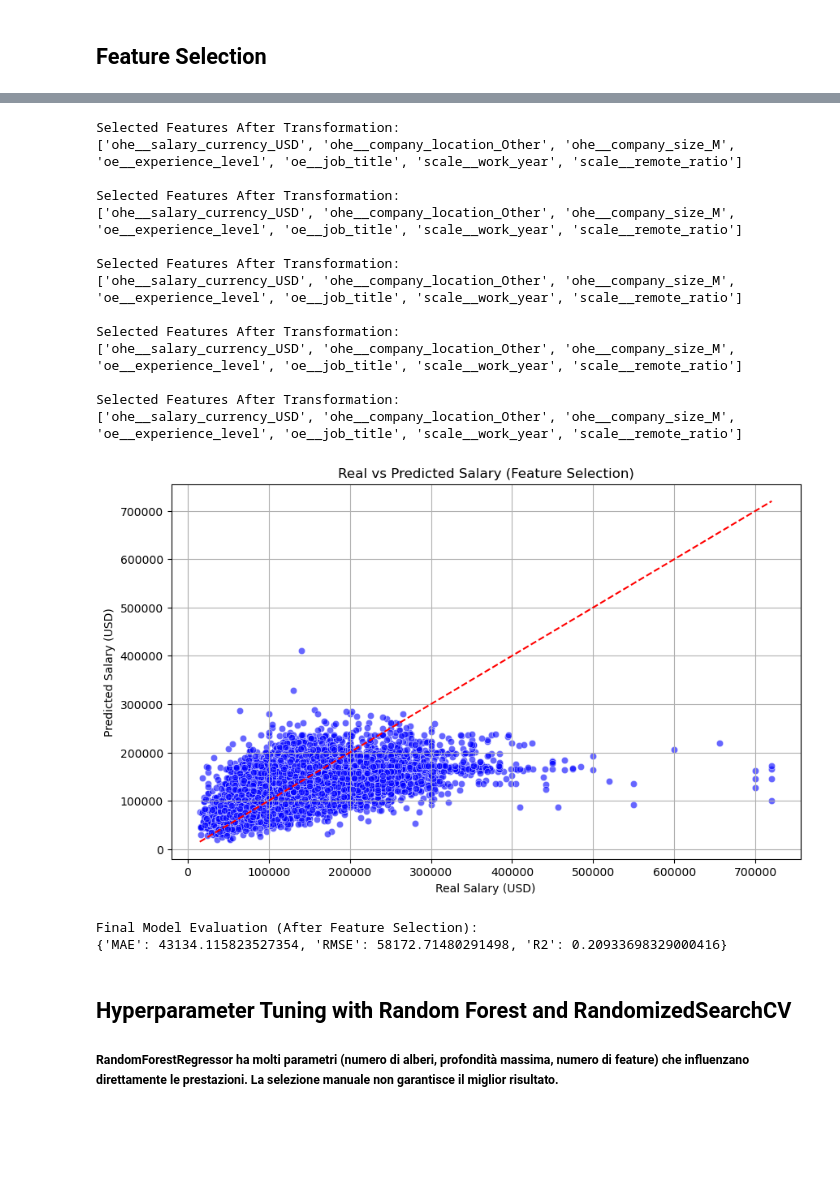
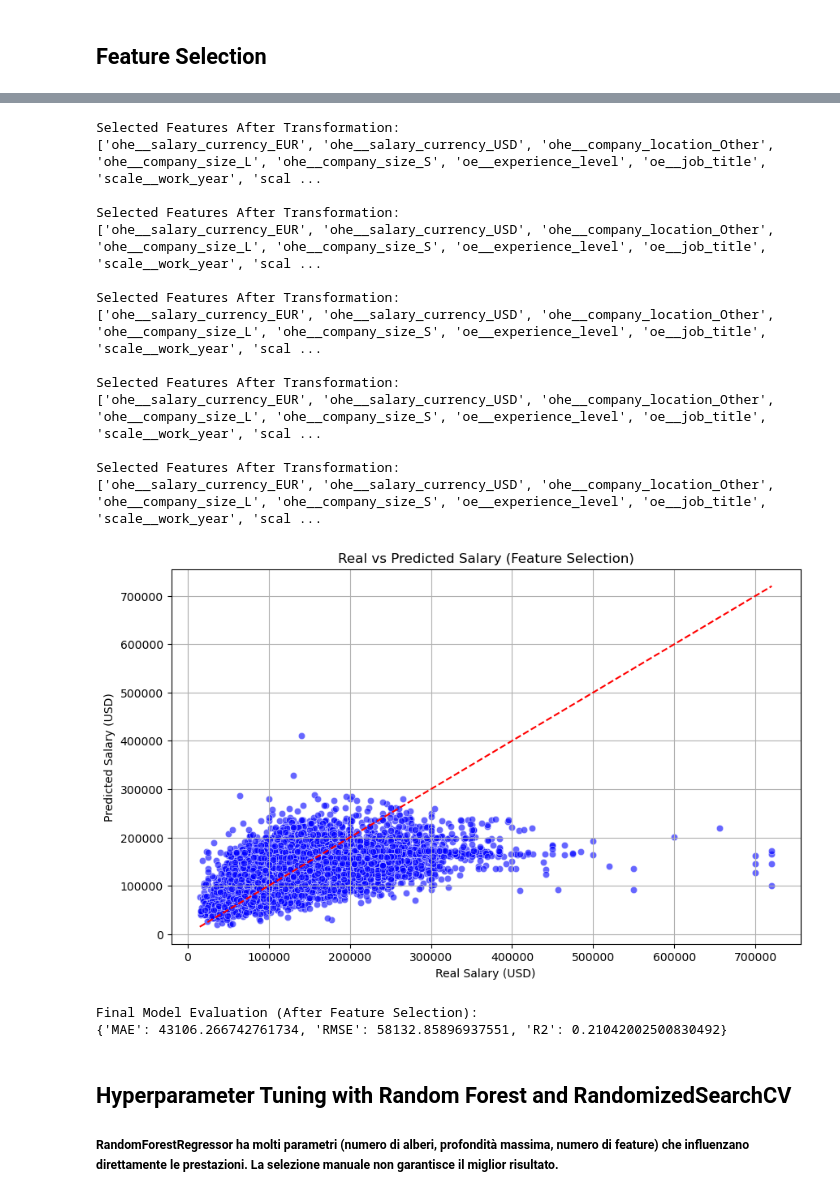
Before and after one commit to isnotJack/AI-project, a Jupyter notebook: 3_regression.ipynb, the cells around one changed output, grey strips where cells are left out. Drawn from its saved outputs; the diff is of its cells as text; code cells hidden in the pictures; blank space fills up the shorter version.

```diff
--- a/3_regression.ipynb
+++ b/3_regression.ipynb
@@ -708,6 +708,10 @@ selected_features = [
     'ohe__salary_currency_USD', 'scale__work_year',
     'scale__remote_ratio', 'ohe__company_location_Other',
     'ohe__company_size_M'
+    # Feature aggiuntive basate sulle analisi
+    'ohe__company_location_US', 'ohe__employee_residence_US',
+    'ohe__company_size_L', 'ohe__company_size_S',
+    'ohe__salary_currency_EUR'
 ]
 
 # ===========================
@@ -795,41 +799,41 @@ plt.figure(figsize=(10, 6))
 sns.scatterplot(x=y_true_all, y=y_pred_all, alpha=0.6, color='blue')
 plt.plot([min(y_true_all), max(y_true_all)], [min(y_true_all), max(y_true_all)], color='red', linestyle='--')
 
 plt.title("Real vs Predicted Salary (Feature Selection)")
 plt.xlabel("Real Salary (USD)")
 plt.ylabel("Predicted Salary (USD)")
 plt.grid(True)
 plt.show()
 
 # ===========================
 # 6. Valutazione Finale
 # ===========================
 final_results = {
     "MAE": mean_absolute_error(y_true_all, y_pred_all),
     "RMSE": np.sqrt(mean_squared_error(y_true_all, y_pred_all)),
     "R2": r2_score(y_true_all, y_pred_all)
 }
 
 print("\nFinal Model Evaluation (After Feature Selection):")
 print(final_results)
 # %% [output]
 Selected Features After Transformation:
-['ohe__salary_currency_USD', 'ohe__company_location_Other', 'ohe__company_size_M', 'oe__experience_level', 'oe__job_title', 'scale__work_year', 'scale__remote_ratio']
+['ohe__salary_currency_EUR', 'ohe__salary_currency_USD', 'ohe__company_location_Other', 'ohe__company_size_L', 'ohe__company_size_S', 'oe__experience_level', 'oe__job_title', 'scale__work_year', 'scal ...
 
 Selected Features After Transformation:
-['ohe__salary_currency_USD', 'ohe__company_location_Other', 'ohe__company_size_M', 'oe__experience_level', 'oe__job_title', 'scale__work_year', 'scale__remote_ratio']
+['ohe__salary_currency_EUR', 'ohe__salary_currency_USD', 'ohe__company_location_Other', 'ohe__company_size_L', 'ohe__company_size_S', 'oe__experience_level', 'oe__job_title', 'scale__work_year', 'scal ...
 
 Selected Features After Transformation:
-['ohe__salary_currency_USD', 'ohe__company_location_Other', 'ohe__company_size_M', 'oe__experience_level', 'oe__job_title', 'scale__work_year', 'scale__remote_ratio']
+['ohe__salary_currency_EUR', 'ohe__salary_currency_USD', 'ohe__company_location_Other', 'ohe__company_size_L', 'ohe__company_size_S', 'oe__experience_level', 'oe__job_title', 'scale__work_year', 'scal ...
 
 Selected Features After Transformation:
-['ohe__salary_currency_USD', 'ohe__company_location_Other', 'ohe__company_size_M', 'oe__experience_level', 'oe__job_title', 'scale__work_year', 'scale__remote_ratio']
+['ohe__salary_currency_EUR', 'ohe__salary_currency_USD', 'ohe__company_location_Other', 'ohe__company_size_L', 'ohe__company_size_S', 'oe__experience_level', 'oe__job_title', 'scale__work_year', 'scal ...
 
 Selected Features After Transformation:
-['ohe__salary_currency_USD', 'ohe__company_location_Other', 'ohe__company_size_M', 'oe__experience_level', 'oe__job_title', 'scale__work_year', 'scale__remote_ratio']
+['ohe__salary_currency_EUR', 'ohe__salary_currency_USD', 'ohe__company_location_Other', 'ohe__company_size_L', 'ohe__company_size_S', 'oe__experience_level', 'oe__job_title', 'scale__work_year', 'scal ...
-[figure, old version]
+[figure, new version]
 Final Model Evaluation (After Feature Selection):
-{'MAE': 43134.115823527354, 'RMSE': 58172.71480291498, 'R2': 0.20933698329000416}
+{'MAE': 43106.266742761734, 'RMSE': 58132.85896937551, 'R2': 0.21042002500830492}
 # %% [markdown]
 ## Hyperparameter Tuning with Random Forest and RandomizedSearchCV
 
```
Also changed, not shown: parts of 5 cells of this notebook.
